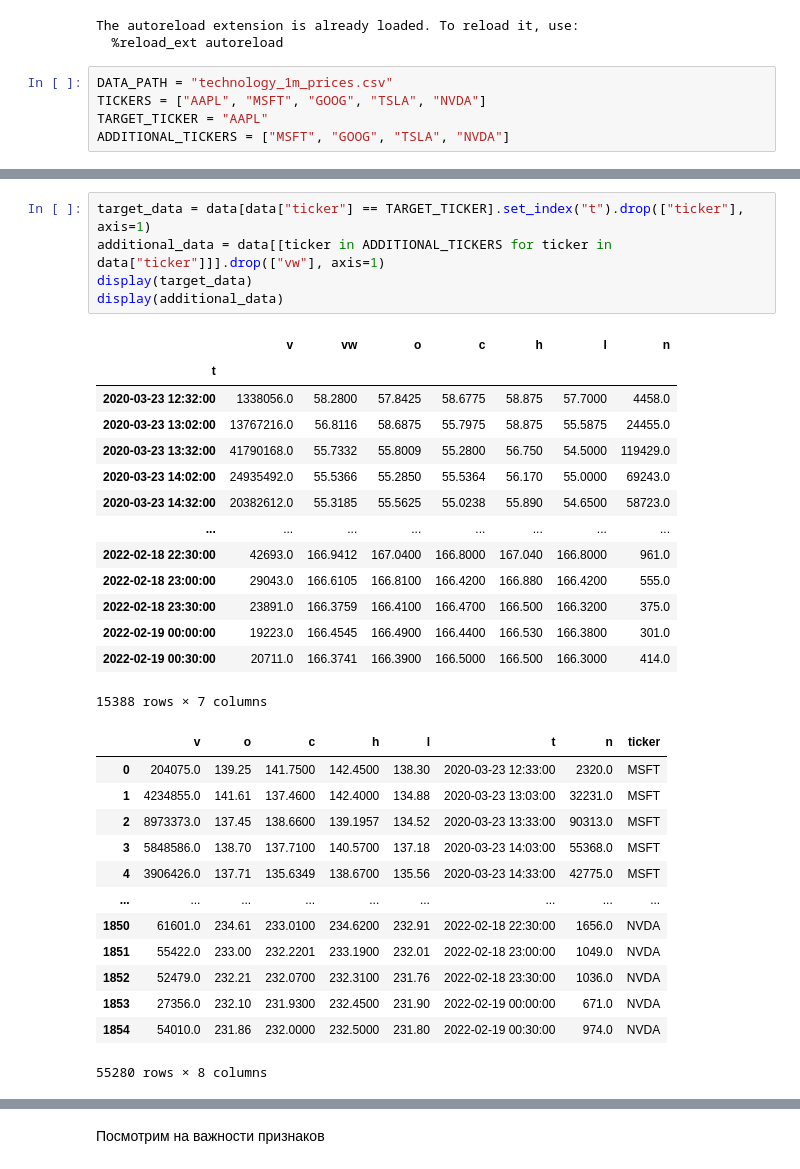
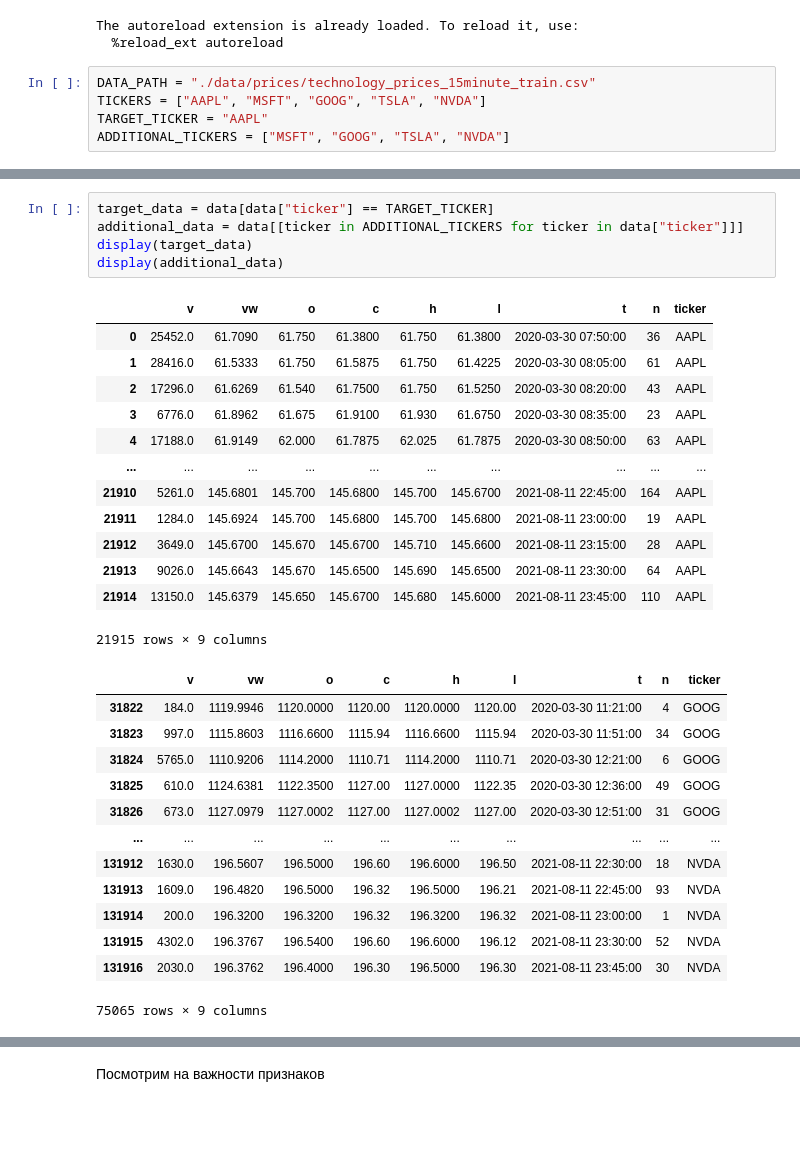
Before and after one commit to finance-qc-algo-course/investment-algorithms, a Jupyter notebook: prices_and_indicators/Price direction correlated stocks CatBoost.ipynb, the cells around one changed output, grey strips where cells are left out. Drawn from its saved outputs; the diff is of its cells as text; blank space fills up the shorter version.

```diff
--- a/prices_and_indicators/Price direction correlated stocks CatBoost.ipynb
+++ b/prices_and_indicators/Price direction correlated stocks CatBoost.ipynb
@@ -25,7 +25,7 @@ from catboost import CatBoostClassifier
 The autoreload extension is already loaded. To reload it, use:
   %reload_ext autoreload
 # %%
-DATA_PATH = "technology_1m_prices.csv"
+DATA_PATH = "./data/prices/technology_prices_15minute_train.csv"
 TICKERS = ["AAPL", "MSFT", "GOOG", "TSLA", "NVDA"]
 TARGET_TICKER = "AAPL"
 ADDITIONAL_TICKERS = ["MSFT", "GOOG", "TSLA", "NVDA"]
@@ -51,33 +51,32 @@ data
 # %%
-target_data = data[data["ticker"] == TARGET_TICKER].set_index("t").drop(["ticker"], axis=1)
-additional_data = data[[ticker in ADDITIONAL_TICKERS for ticker in data["ticker"]]].drop(["vw"], axis=1)
+target_data = data[data["ticker"] == TARGET_TICKER]
+additional_data = data[[ticker in ADDITIONAL_TICKERS for ticker in data["ticker"]]]
 display(target_data)
 display(additional_data)
 # %% [output]
-|  | v | vw | o | c | h | l | n |
-| t |  |  |  |  |  |  |  |
-| 2020-03-23 12:32:00 | 1338056.0 | 58.2800 | 57.8425 | 58.6775 | 58.875 | 57.7000 | 4458.0 |
-| 2020-03-23 13:02:00 | 13767216.0 | 56.8116 | 58.6875 | 55.7975 | 58.875 | 55.5875 | 24455.0 |
-| 2020-03-23 13:32:00 | 41790168.0 | 55.7332 | 55.8009 | 55.2800 | 56.750 | 54.5000 | 119429.0 |
-| 2020-03-23 14:02:00 | 24935492.0 | 55.5366 | 55.2850 | 55.5364 | 56.170 | 55.0000 | 69243.0 |
-| 2020-03-23 14:32:00 | 20382612.0 | 55.3185 | 55.5625 | 55.0238 | 55.890 | 54.6500 | 58723.0 |
-| ... | ... | ... | ... | ... | ... | ... | ... |
-| 2022-02-18 22:30:00 | 42693.0 | 166.9412 | 167.0400 | 166.8000 | 167.040 | 166.8000 | 961.0 |
-| 2022-02-18 23:00:00 | 29043.0 | 166.6105 | 166.8100 | 166.4200 | 166.880 | 166.4200 | 555.0 |
-| 2022-02-18 23:30:00 | 23891.0 | 166.3759 | 166.4100 | 166.4700 | 166.500 | 166.3200 | 375.0 |
-| 2022-02-19 00:00:00 | 19223.0 | 166.4545 | 166.4900 | 166.4400 | 166.530 | 166.3800 | 301.0 |
-| 2022-02-19 00:30:00 | 20711.0 | 166.3741 | 166.3900 | 166.5000 | 166.500 | 166.3000 | 414.0 |
+|  | v | vw | o | c | h | l | t | n | ticker |
+| 0 | 25452.0 | 61.7090 | 61.750 | 61.3800 | 61.750 | 61.3800 | 2020-03-30 07:50:00 | 36 | AAPL |
+| 1 | 28416.0 | 61.5333 | 61.750 | 61.5875 | 61.750 | 61.4225 | 2020-03-30 08:05:00 | 61 | AAPL |
+| 2 | 17296.0 | 61.6269 | 61.540 | 61.7500 | 61.750 | 61.5250 | 2020-03-30 08:20:00 | 43 | AAPL |
+| 3 | 6776.0 | 61.8962 | 61.675 | 61.9100 | 61.930 | 61.6750 | 2020-03-30 08:35:00 | 23 | AAPL |
+| 4 | 17188.0 | 61.9149 | 62.000 | 61.7875 | 62.025 | 61.7875 | 2020-03-30 08:50:00 | 63 | AAPL |
+| ... | ... | ... | ... | ... | ... | ... | ... | ... | ... |
+| 21910 | 5261.0 | 145.6801 | 145.700 | 145.6800 | 145.700 | 145.6700 | 2021-08-11 22:45:00 | 164 | AAPL |
+| 21911 | 1284.0 | 145.6924 | 145.700 | 145.6800 | 145.700 | 145.6800 | 2021-08-11 23:00:00 | 19 | AAPL |
+| 21912 | 3649.0 | 145.6700 | 145.670 | 145.6700 | 145.710 | 145.6600 | 2021-08-11 23:15:00 | 28 | AAPL |
+| 21913 | 9026.0 | 145.6643 | 145.670 | 145.6500 | 145.690 | 145.6500 | 2021-08-11 23:30:00 | 64 | AAPL |
+| 21914 | 13150.0 | 145.6379 | 145.650 | 145.6700 | 145.680 | 145.6000 | 2021-08-11 23:45:00 | 110 | AAPL |
-15388 rows × 7 columns
+21915 rows × 9 columns
-|  | v | o | c | h | l | t | n | ticker |
-| 0 | 204075.0 | 139.25 | 141.7500 | 142.4500 | 138.30 | 2020-03-23 12:33:00 | 2320.0 | MSFT |
-| 1 | 4234855.0 | 141.61 | 137.4600 | 142.4000 | 134.88 | 2020-03-23 13:03:00 | 32231.0 | MSFT |
-| 2 | 8973373.0 | 137.45 | 138.6600 | 139.1957 | 134.52 | 2020-03-23 13:33:00 | 90313.0 | MSFT |
-| 3 | 5848586.0 | 138.70 | 137.7100 | 140.5700 | 137.18 | 2020-03-23 14:03:00 | 55368.0 | MSFT |
-| 4 | 3906426.0 | 137.71 | 135.6349 | 138.6700 | 135.56 | 2020-03-23 14:33:00 | 42775.0 | MSFT |
-| ... | ... | ... | ... | ... | ... | ... | ... | ... |
-| 1850 | 61601.0 | 234.61 | 233.0100 | 234.6200 | 232.91 | 2022-02-18 22:30:00 | 1656.0 | NVDA |
-| 1851 | 55422.0 | 233.00 | 232.2201 | 233.1900 | 232.01 | 2022-02-18 23:00:00 | 1049.0 | NVDA |
-| 1852 | 52479.0 | 232.21 | 232.0700 | 232.3100 | 231.76 | 2022-02-18 23:30:00 | 1036.0 | NVDA |
-| 1853 | 27356.0 | 232.10 | 231.9300 | 232.4500 | 231.90 | 2022-02-19 00:00:00 | 671.0 | NVDA |
-| 1854 | 54010.0 | 231.86 | 232.0000 | 232.5000 | 231.80 | 2022-02-19 00:30:00 | 974.0 | NVDA |
+|  | v | vw | o | c | h | l | t | n | ticker |
+| 31822 | 184.0 | 1119.9946 | 1120.0000 | 1120.00 | 1120.0000 | 1120.00 | 2020-03-30 11:21:00 | 4 | GOOG |
+| 31823 | 997.0 | 1115.8603 | 1116.6600 | 1115.94 | 1116.6600 | 1115.94 | 2020-03-30 11:51:00 | 34 | GOOG |
+| 31824 | 5765.0 | 1110.9206 | 1114.2000 | 1110.71 | 1114.2000 | 1110.71 | 2020-03-30 12:21:00 | 6 | GOOG |
+| 31825 | 610.0 | 1124.6381 | 1122.3500 | 1127.00 | 1127.0000 | 1122.35 | 2020-03-30 12:36:00 | 49 | GOOG |
+| 31826 | 673.0 | 1127.0979 | 1127.0002 | 1127.00 | 1127.0002 | 1127.00 | 2020-03-30 12:51:00 | 31 | GOOG |
+| ... | ... | ... | ... | ... | ... | ... | ... | ... | ... |
+| 131912 | 1630.0 | 196.5607 | 196.5000 | 196.60 | 196.6000 | 196.50 | 2021-08-11 22:30:00 | 18 | NVDA |
+| 131913 | 1609.0 | 196.4820 | 196.5000 | 196.32 | 196.5000 | 196.21 | 2021-08-11 22:45:00 | 93 | NVDA |
+| 131914 | 200.0 | 196.3200 | 196.3200 | 196.32 | 196.3200 | 196.32 | 2021-08-11 23:00:00 | 1 | NVDA |
+| 131915 | 4302.0 | 196.3767 | 196.5400 | 196.60 | 196.6000 | 196.12 | 2021-08-11 23:30:00 | 52 | NVDA |
+| 131916 | 2030.0 | 196.3762 | 196.4000 | 196.30 | 196.5000 | 196.30 | 2021-08-11 23:45:00 | 30 | NVDA |
-55280 rows × 8 columns
+75065 rows × 9 columns
```
Also changed, not shown: parts of 14 cells of this notebook, 12 other files.
